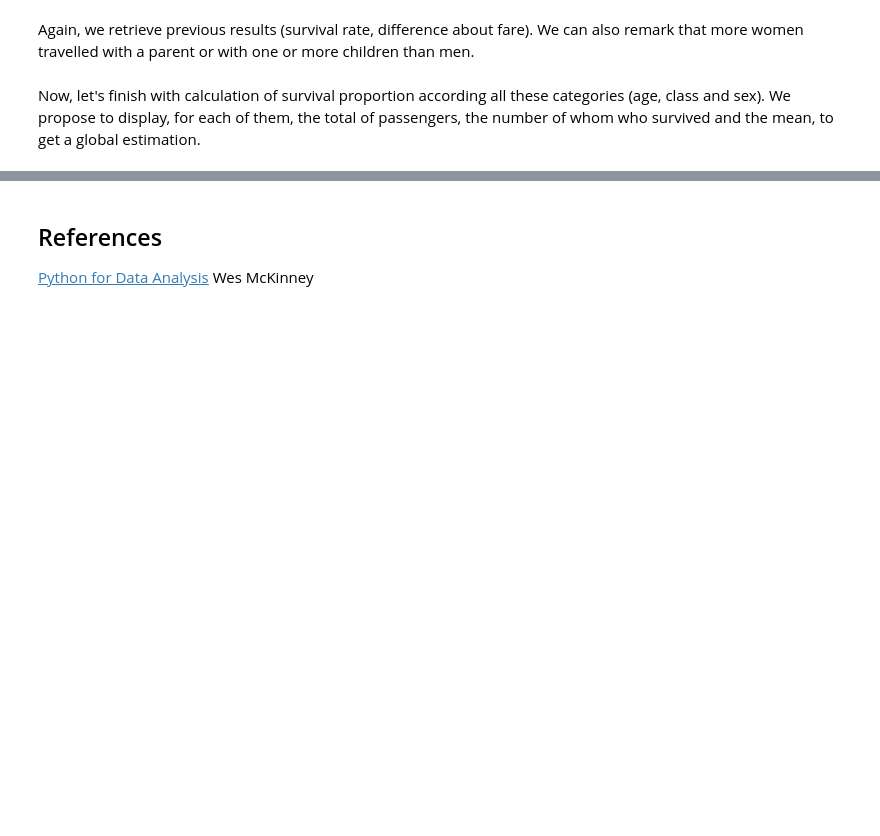
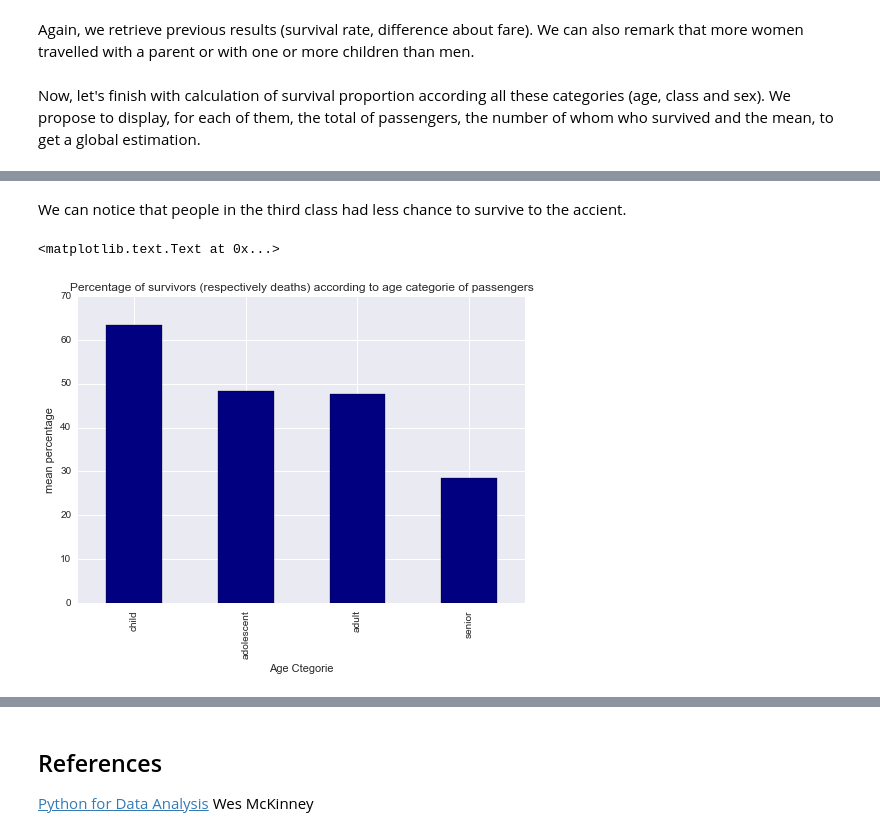
Before and after one commit to antitoine/ADAEPFL-Homework, a Jupyter notebook: 01 - Pandas and Data Wrangling/Data Wrangling with Pandas.ipynb, the cells around one changed output, grey strips where cells are left out. Saved outputs shown, nothing was run; the diff lists cells and outputs as text; code cells hidden in the pictures; blank space fills up the shorter version.

```diff
--- a/01 - Pandas and Data Wrangling/Data Wrangling with Pandas.ipynb
+++ b/01 - Pandas and Data Wrangling/Data Wrangling with Pandas.ipynb
@@ -916,0 +1959,14 @@ survival_age_class_sex.reindex_axis(['Total', 'Survivors', 'Mean'], axis=1, leve
+# %% [markdown]
+We can notice that people in the third class had less chance to survive to the accient.
+# %%
+titatic_group_age = titatic_group_age_copy.copy()
+titatic_group_age = titatic_group_age.unstack(level=0)
+titatic_group_age = titatic_group_age['Passengers']['Percentage'].mean(axis=0)
+
+graph_titatic_group_age = titatic_group_age.plot(kind='bar', colormap='jet')
+graph_titatic_group_age.set_xlabel('Age Ctegorie')
+graph_titatic_group_age.set_ylabel('mean percentage')
+graph_titatic_group_age.set_title('Percentage of survivors (respectively deaths) according to age categorie of passengers')
+# %% [output]
+<matplotlib.text.Text at 0x...>
+[figure, added]
```
Also changed, not shown: parts of 122 cells of this notebook.
